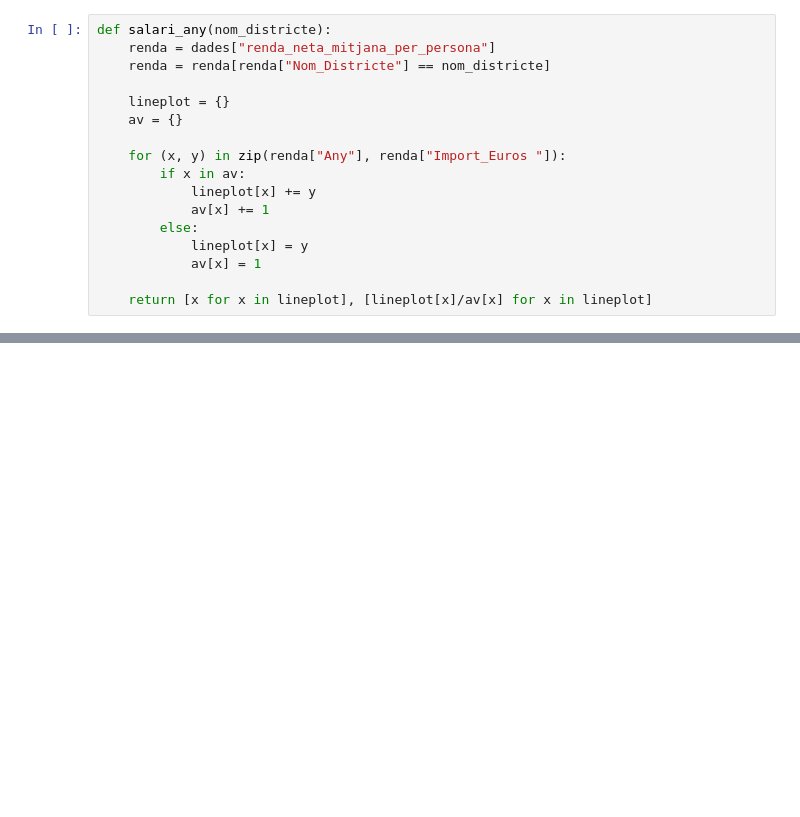
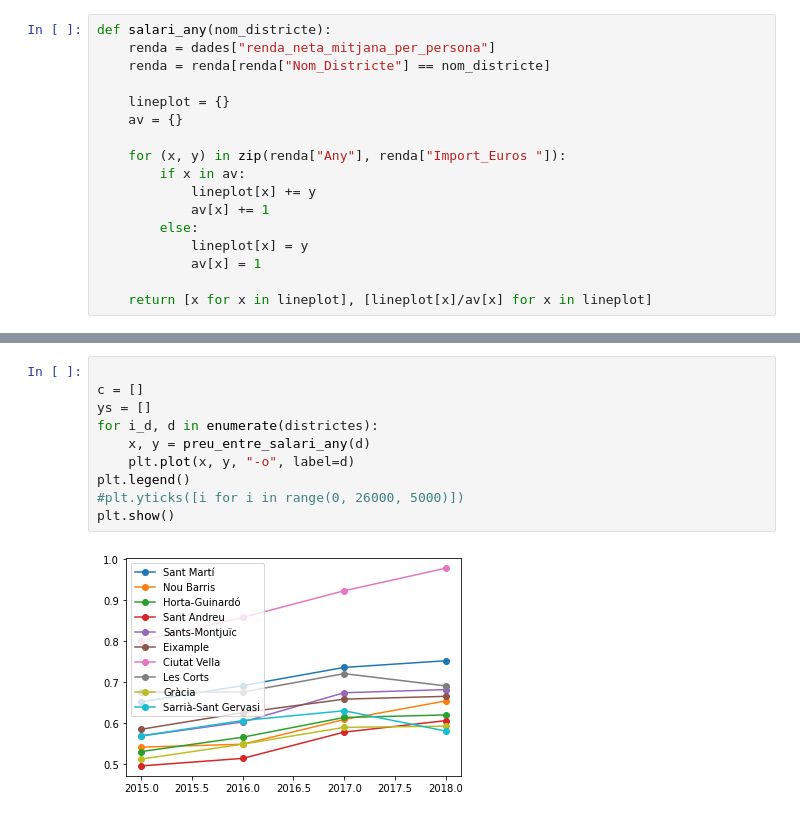
Before and after one commit to EdgarMM19/DatathonFME2021, a Jupyter notebook: TestingJavier.ipynb, the cells around one changed output, grey strips where cells are left out. Drawn from its saved outputs; the diff is of its cells as text; blank space fills up the shorter version.

```diff
--- a/TestingJavier.ipynb
+++ b/TestingJavier.ipynb
@@ -88,0 +148,12 @@ plt.show()
+# %%
+
+c = []
+ys = []
+for i_d, d in enumerate(districtes):
+    x, y = preu_entre_salari_any(d)
+    plt.plot(x, y, "-o", label=d)
+plt.legend()
+#plt.yticks([i for i in range(0, 26000, 5000)])
+plt.show()
+# %% [output]
+[figure, added]
```
Also changed, not shown: parts of 8 cells of this notebook.
